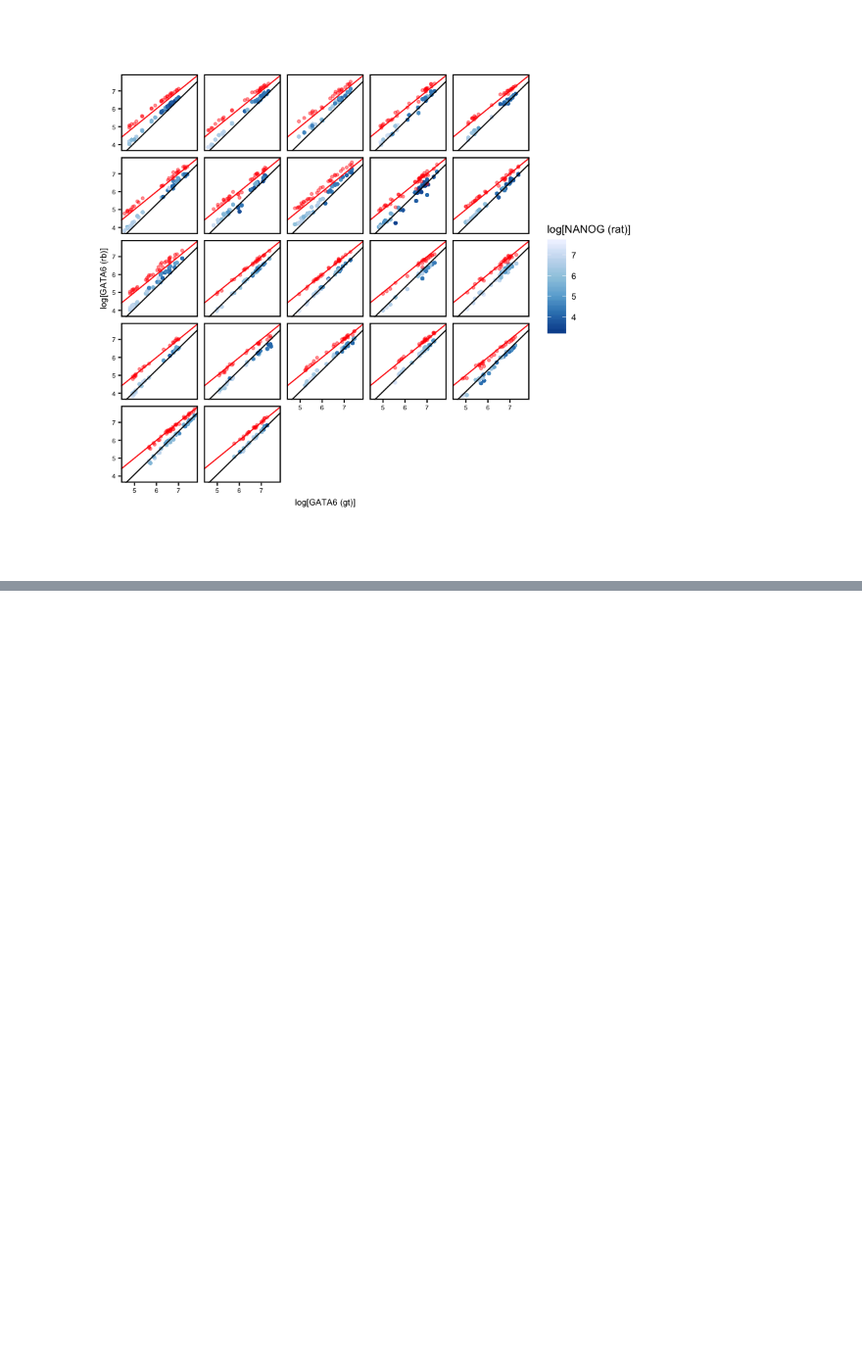
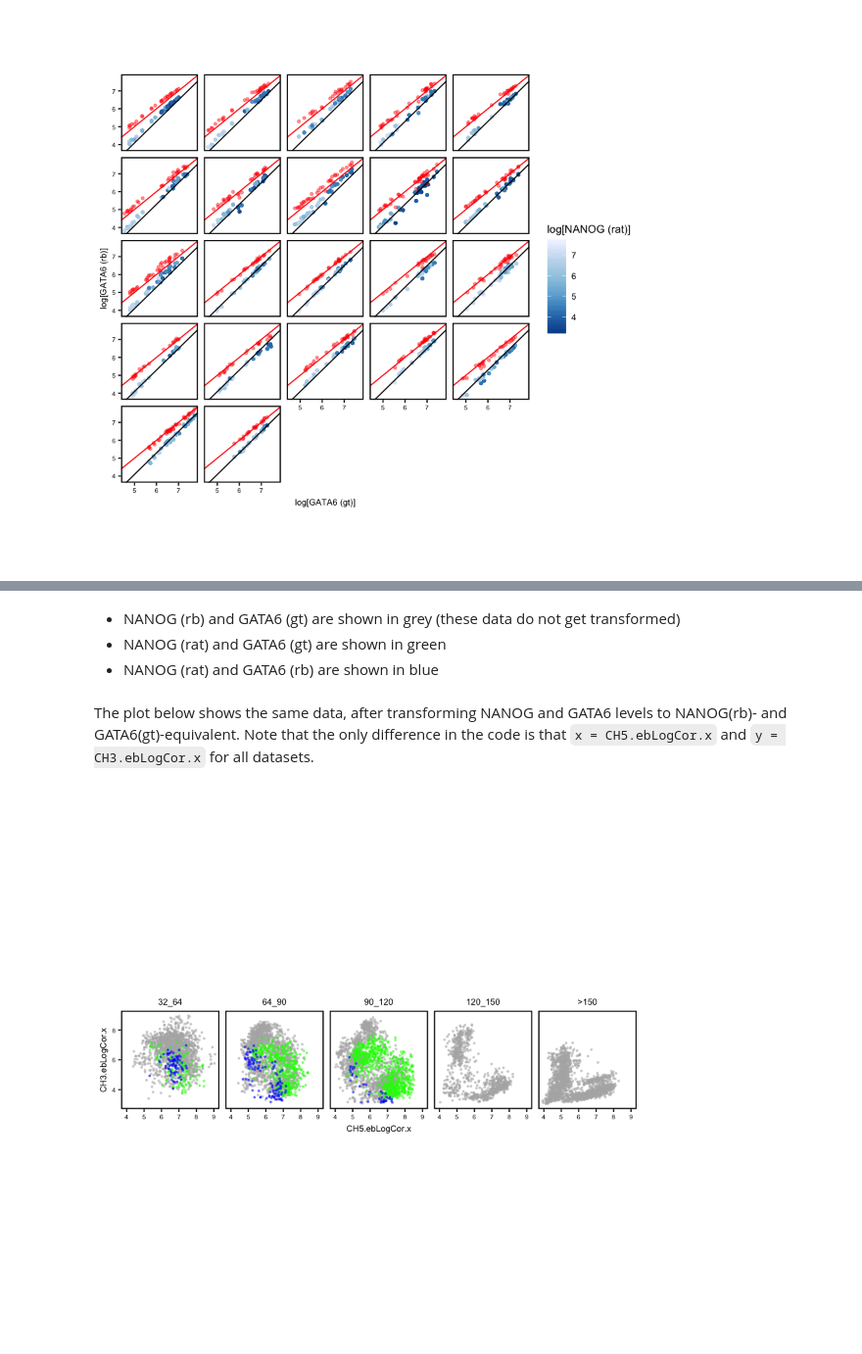
Before and after one commit to nestorsaiz/saiz-et-al_2020, a Jupyter notebook: notebooks/nanogata-tx.ipynb, the cells around one changed output, grey strips where cells are left out. Shown at 98% size. Saved outputs shown, nothing was run; the diff lists cells and outputs as text; code cells hidden in the pictures; blank space fills up the shorter version.

````diff
--- a/notebooks/nanogata-tx.ipynb
+++ b/notebooks/nanogata-tx.ipynb
@@ -145,0 +224,29 @@ Below are the relative levels of GATA6 and NANOG (irrespective of antibodies) in
+# %% [markdown]
+* NANOG (rb) and GATA6 (gt) are shown in grey (these data do not get transformed)
+* NANOG (rat) and GATA6 (gt) are shown in green
+* NANOG (rat) and GATA6 (rb) are shown in blue
+# %% [markdown]
+The plot below shows the same data, after transforming NANOG and GATA6 levels to NANOG(rb)- and GATA6(gt)-equivalent. Note that the only difference in the code is that ```x = CH5.ebLogCor.x``` and ```y = CH3.ebLogCor.x``` for all datasets.
+# %%
+after.x <- ggplot(data = subset(new.lms, Experiment %in% aa &
+                            TE_ICM == 'ICM' &
+                            Cellcount > 31),
+                   aes(x = CH5.ebLogCor.x, y = CH3.ebLogCor.x))
+after.x <- after.x + geom_jitter(color = 'gray70', size = 0.5, alpha = 0.5) +
+        geom_jitter(data = subset(new.lms, Experiment %in% bb &
+                                  TE_ICM == 'ICM' &
+                                  Cellcount > 31),
+                    aes(x = CH5.ebLogCor.x, y = CH3.ebLogCor.x),
+                    color = 'green', size = 0.5, alpha = 0.5) +
+        geom_jitter(data = subset(new.lms, Experiment %in% cc &
+                                  TE_ICM == 'ICM' &
+                                  Cellcount > 31),
+                    aes(x = CH5.ebLogCor.x, y = CH3.ebLogCor.x),
+                    color = 'blue', size = 0.5, alpha = 0.5)
+after.x <- after.x + facet_grid(. ~ Stage) +
+        looks +
+        theme(aspect.ratio = 1) +
+        ylim(3, 9)
+print(after.x)
+# %% [output]
+[figure, added]
````
Also changed, not shown: parts of 13 cells of this notebook.
